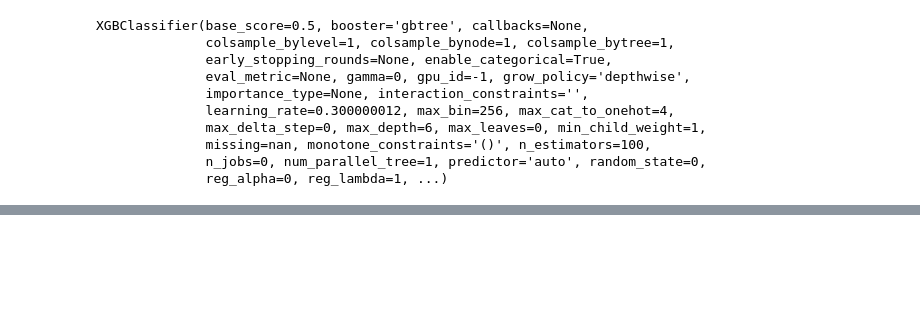
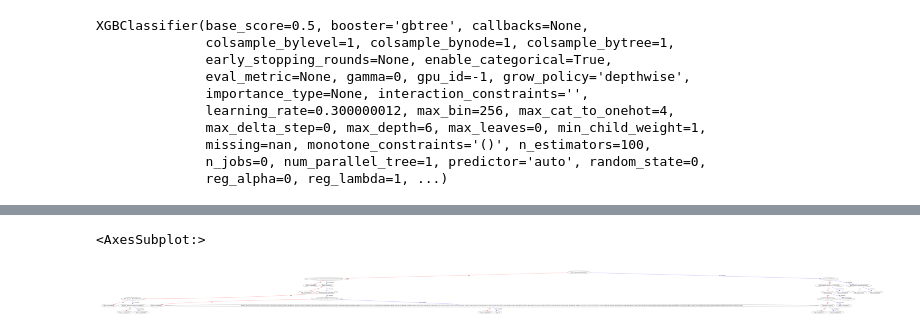
Before and after one commit to EvgeniyAzarov/IHT20H_hackathon_ds_test, a Jupyter notebook: test_task.ipynb, the cells around one changed output, grey strips where cells are left out. Cells and saved outputs as stored; diff of their text form; code cells hidden in the pictures; blank space fills up the shorter version.

```diff
--- a/test_task.ipynb
+++ b/test_task.ipynb
@@ -334,0 +358,5 @@ sklearn.metrics.ConfusionMatrixDisplay.from_predictions(y_test, y_test_pred)
+# %%
+xgb.plot_tree(model)
+# %% [output]
+<AxesSubplot:>
+[figure, added]
```
Also changed, not shown: parts of 12 cells of this notebook.
